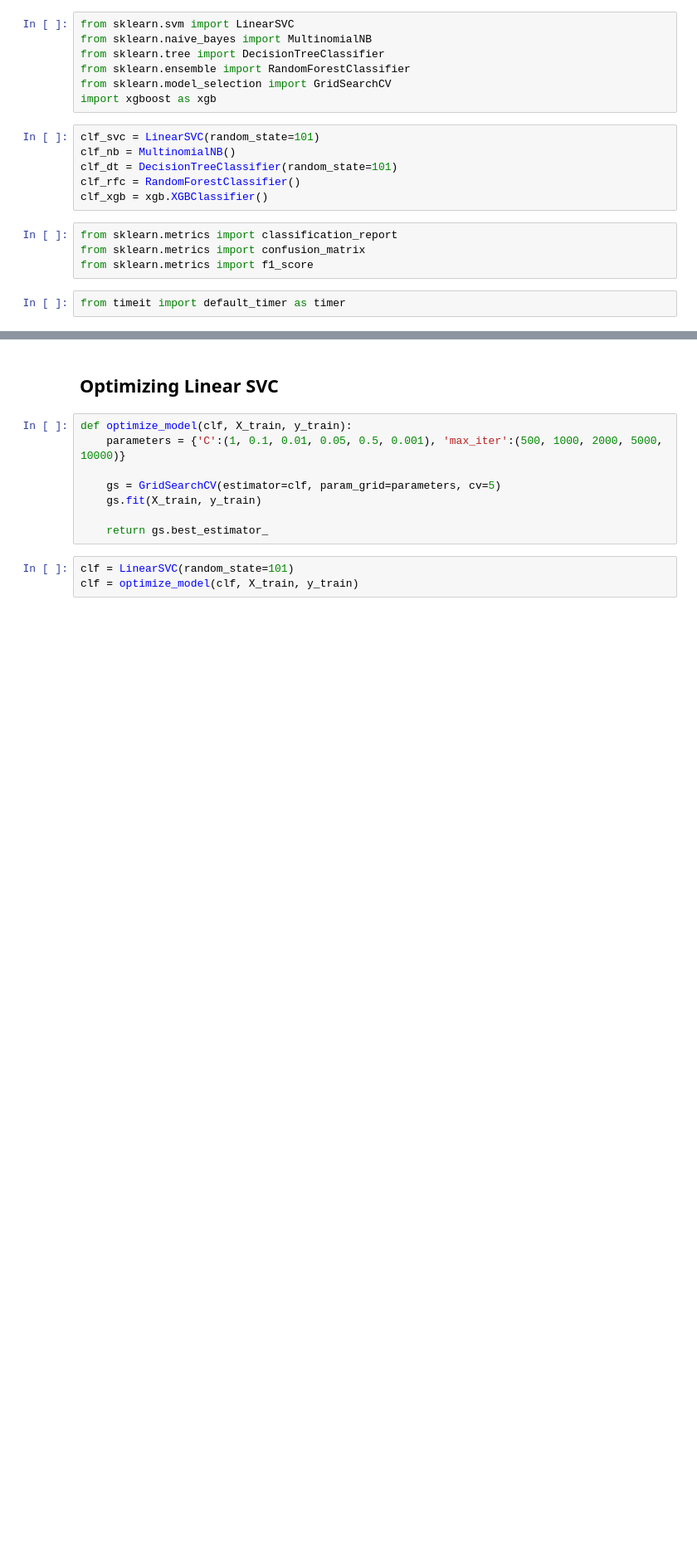
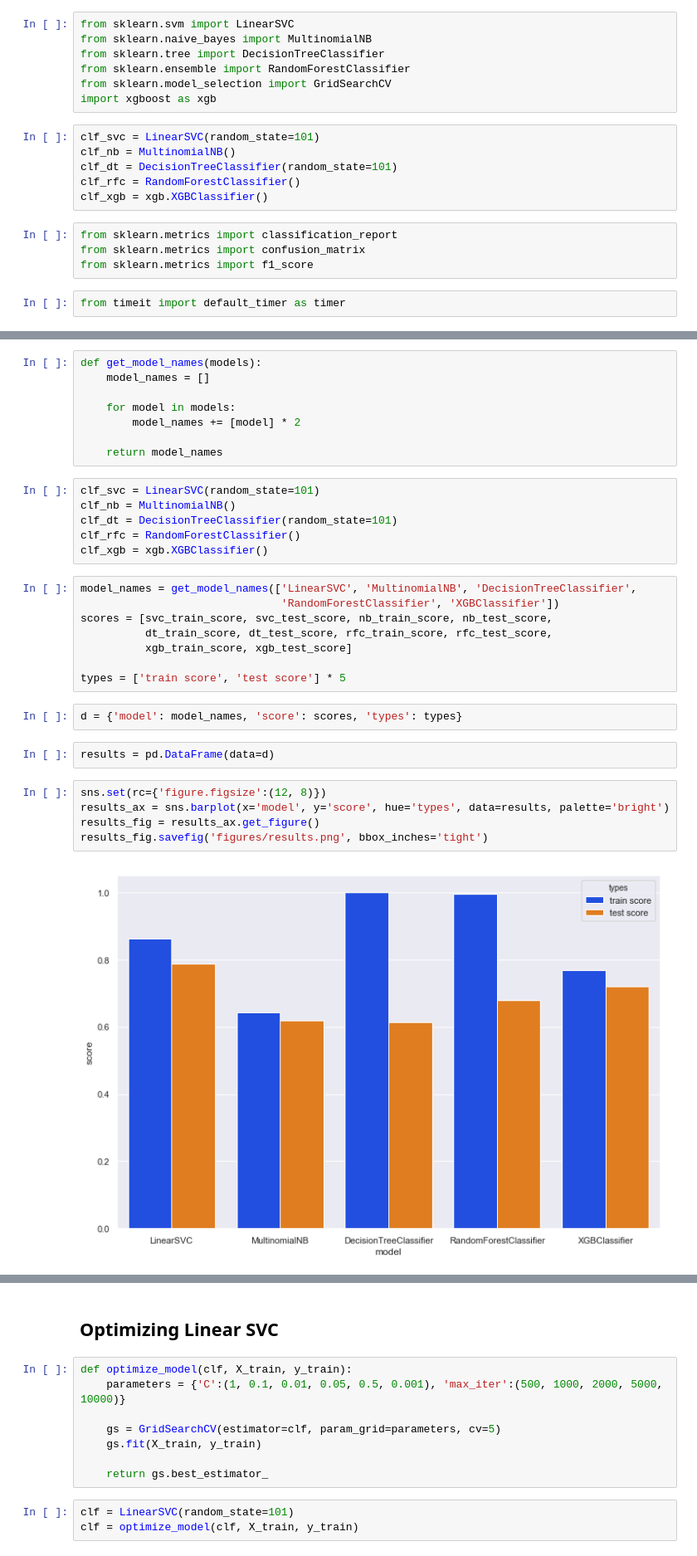
Before and after one commit to bluebehree/whats-cooking, a Jupyter notebook: whats-cooking.ipynb, the cells around one changed output, grey strips where cells are left out. Shown at 83% size. Saved outputs shown, nothing was run; the diff lists cells and outputs as text; blank space fills up the shorter version.

```diff
--- a/whats-cooking.ipynb
+++ b/whats-cooking.ipynb
@@ -399,0 +409,33 @@ weighted avg       0.74      0.73      0.72     11933
+# %%
+def get_model_names(models):
+    model_names = []
+
+    for model in models:
+        model_names += [model] * 2
+
+    return model_names
+# %%
+clf_svc = LinearSVC(random_state=101)
+clf_nb = MultinomialNB()
+clf_dt = DecisionTreeClassifier(random_state=101)
+clf_rfc = RandomForestClassifier()
+clf_xgb = xgb.XGBClassifier()
+# %%
+model_names = get_model_names(['LinearSVC', 'MultinomialNB', 'DecisionTreeClassifier',
+                               'RandomForestClassifier', 'XGBClassifier'])
+scores = [svc_train_score, svc_test_score, nb_train_score, nb_test_score,
+          dt_train_score, dt_test_score, rfc_train_score, rfc_test_score,
+          xgb_train_score, xgb_test_score]
+
+types = ['train score', 'test score'] * 5
+# %%
+d = {'model': model_names, 'score': scores, 'types': types}
+# %%
+results = pd.DataFrame(data=d)
+# %%
+sns.set(rc={'figure.figsize':(12, 8)})
+results_ax = sns.barplot(x='model', y='score', hue='types', data=results, palette='bright')
+results_fig = results_ax.get_figure()
+results_fig.savefig('figures/results.png', bbox_inches='tight')
+# %% [output]
+[figure, added]
```
Also changed, not shown: parts of 17 cells of this notebook, 9 other files.
